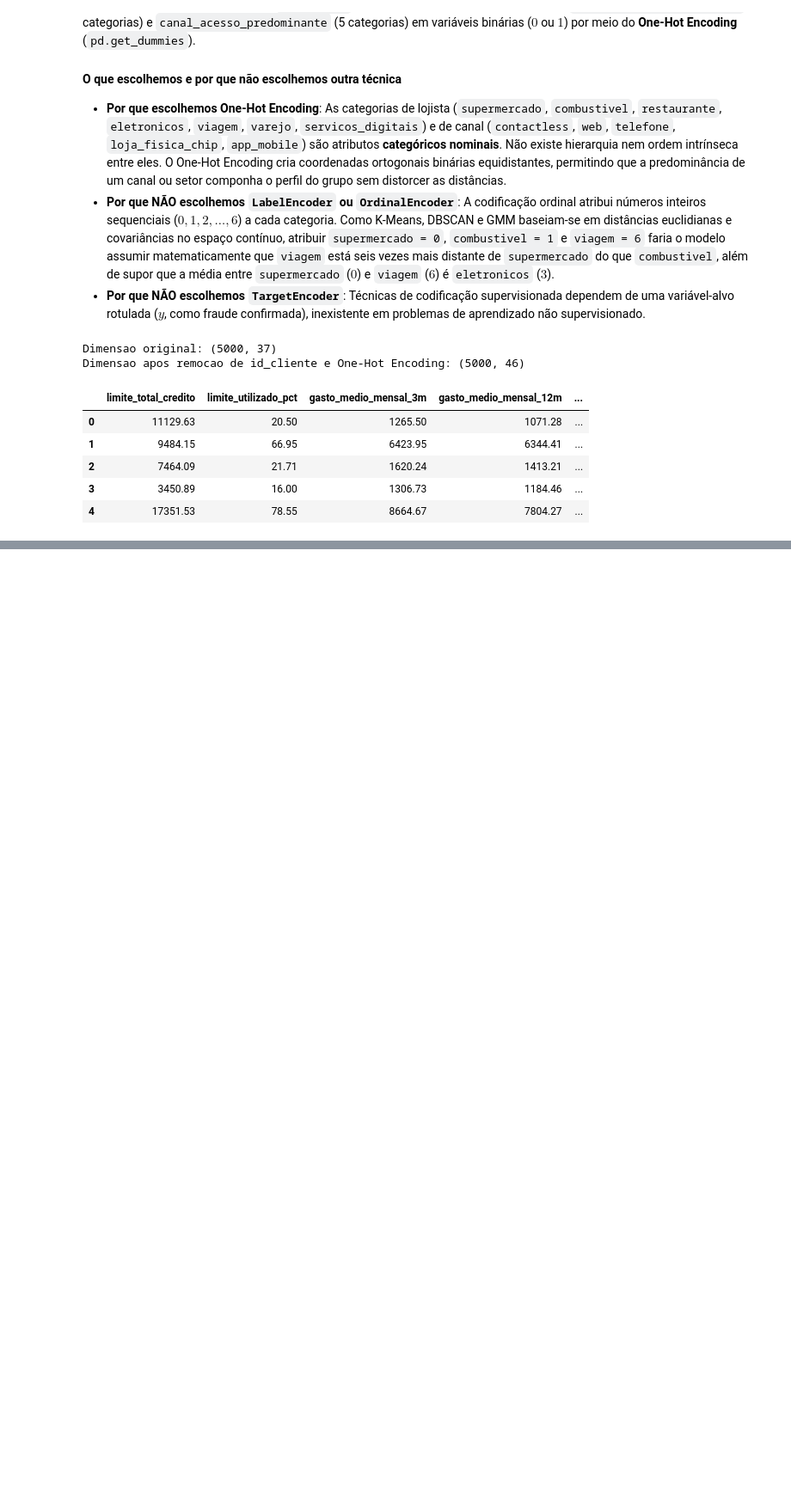
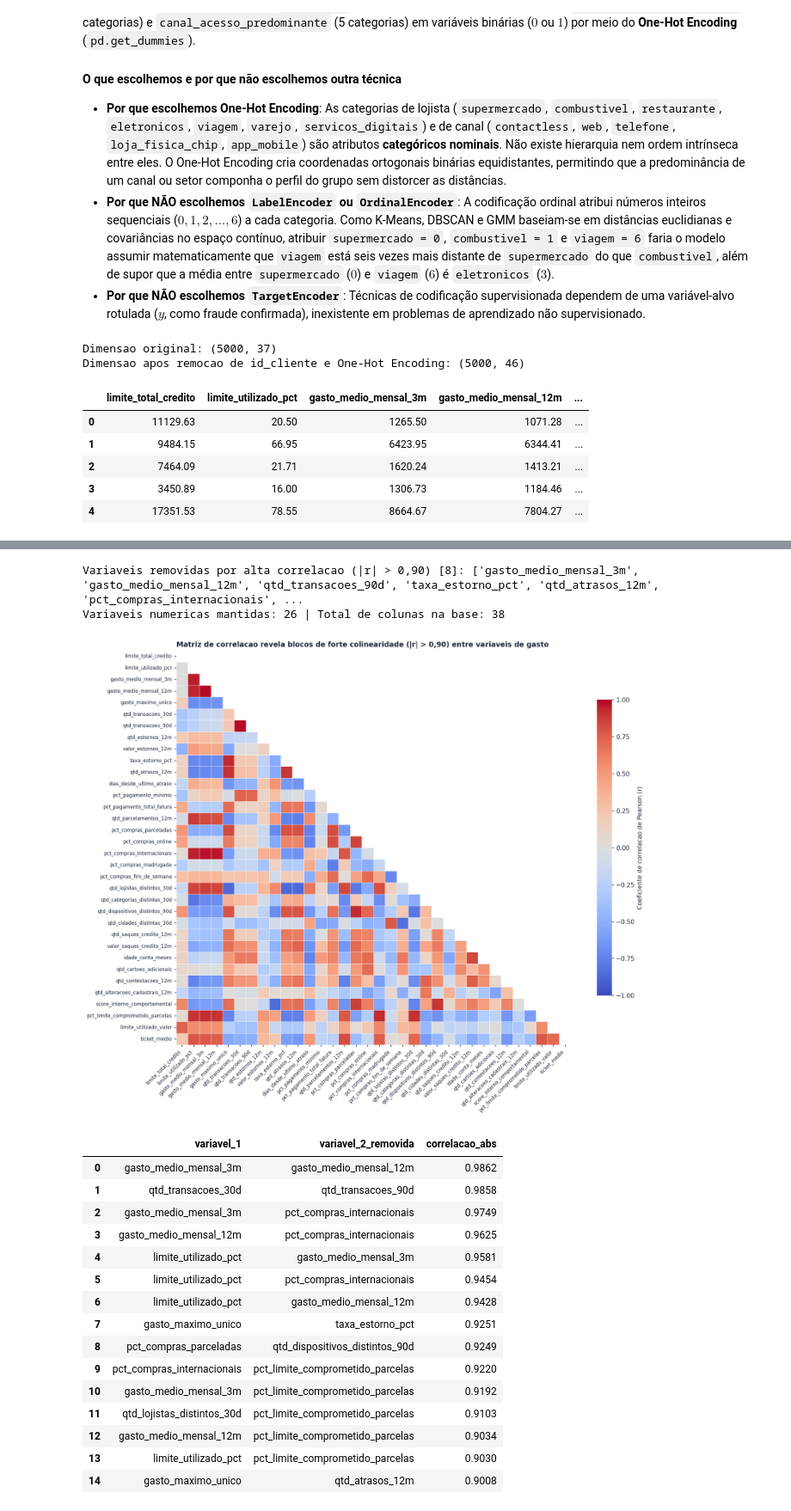
Before and after one commit to caioceo/unsupervised-fraud-detection, a Jupyter notebook: notebooks/notebooks.ipynb, the cells around one changed output, grey strips where cells are left out. Shown at 86% size. Cells and saved outputs as stored; diff of their text form; code cells hidden in the pictures; blank space fills up the shorter version.

Commit message:
feat(preprocessamento): plota matriz de correlacao (fig05) e remove 8 atributos colineares

```diff
--- a/notebooks/notebooks.ipynb
+++ b/notebooks/notebooks.ipynb
@@ -215,0 +224,62 @@ Dimensao apos remocao de id_cliente e One-Hot Encoding: (5000, 46)
+# %%
+corr_matrix = df_encoded[numeric_cols].corr()
+
+fig, ax = plt.subplots(figsize=(14, 11))
+mask_triu = np.triu(np.ones_like(corr_matrix, dtype=bool))
+sns.heatmap(
+    corr_matrix,
+    mask=mask_triu,
+    cmap="coolwarm",
+    vmin=-1.0,
+    vmax=1.0,
+    center=0.0,
+    square=True,
+    linewidths=0.3,
+    cbar_kws={"shrink": 0.75, "label": "Coeficiente de correlacao de Pearson (r)"},
+    ax=ax,
+)
+ax.set_title("Matriz de correlacao revela blocos de forte colinearidade (|r| > 0,90) entre variaveis de gasto", loc="left", fontsize=11.5)
+plt.xticks(rotation=45, ha="right", fontsize=8)
+plt.yticks(fontsize=8)
+plt.tight_layout()
+fig.savefig("../reports/figures/fig05_matriz_correlacao.png")
+plt.show()
+
+corr_abs = corr_matrix.abs()
+upper_tri = corr_abs.where(np.triu(np.ones(corr_abs.shape), k=1).astype(bool))
+
+high_corr_pairs = []
+for col in upper_tri.columns:
+    for row in upper_tri.index:
+        val = upper_tri.loc[row, col]
+        if pd.notnull(val) and val > 0.90:
+            high_corr_pairs.append({"variavel_1": row, "variavel_2_removida": col, "correlacao_abs": round(float(val), 4)})
+
+high_corr_df = pd.DataFrame(high_corr_pairs).sort_values(by="correlacao_abs", ascending=False).reset_index(drop=True)
+dropped_corr_cols = [col for col in upper_tri.columns if any(upper_tri[col] > 0.90)]
+kept_numeric_cols = [c for c in numeric_cols if c not in dropped_corr_cols]
+df_reduced_cols = df_encoded.drop(columns=dropped_corr_cols).copy()
+
+print(f"Variaveis removidas por alta correlacao (|r| > 0,90) [{len(dropped_corr_cols)}]: {dropped_corr_cols}")
+print(f"Variaveis numericas mantidas: {len(kept_numeric_cols)} | Total de colunas na base: {df_reduced_cols.shape[1]}")
+high_corr_df
+# %% [output]
+Variaveis removidas por alta correlacao (|r| > 0,90) [8]: ['gasto_medio_mensal_3m', 'gasto_medio_mensal_12m', 'qtd_transacoes_90d', 'taxa_estorno_pct', 'qtd_atrasos_12m', 'pct_compras_internacionais', ...
+Variaveis numericas mantidas: 26 | Total de colunas na base: 38
+[figure, added]
+|  | variavel_1 | variavel_2_removida | correlacao_abs |
+| 0 | gasto_medio_mensal_3m | gasto_medio_mensal_12m | 0.9862 |
+| 1 | qtd_transacoes_30d | qtd_transacoes_90d | 0.9858 |
+| 2 | gasto_medio_mensal_3m | pct_compras_internacionais | 0.9749 |
+| 3 | gasto_medio_mensal_12m | pct_compras_internacionais | 0.9625 |
+| 4 | limite_utilizado_pct | gasto_medio_mensal_3m | 0.9581 |
+| 5 | limite_utilizado_pct | pct_compras_internacionais | 0.9454 |
+| 6 | limite_utilizado_pct | gasto_medio_mensal_12m | 0.9428 |
+| 7 | gasto_maximo_unico | taxa_estorno_pct | 0.9251 |
+| 8 | pct_compras_parceladas | qtd_dispositivos_distintos_90d | 0.9249 |
+| 9 | pct_compras_internacionais | pct_limite_comprometido_parcelas | 0.9220 |
+| 10 | gasto_medio_mensal_3m | pct_limite_comprometido_parcelas | 0.9192 |
+| 11 | qtd_lojistas_distintos_30d | pct_limite_comprometido_parcelas | 0.9103 |
+| 12 | gasto_medio_mensal_12m | pct_limite_comprometido_parcelas | 0.9034 |
+| 13 | limite_utilizado_pct | pct_limite_comprometido_parcelas | 0.9030 |
+| 14 | gasto_maximo_unico | qtd_atrasos_12m | 0.9008 |
```
Also changed, not shown: parts of 1 cell of this notebook, 2 other files.
